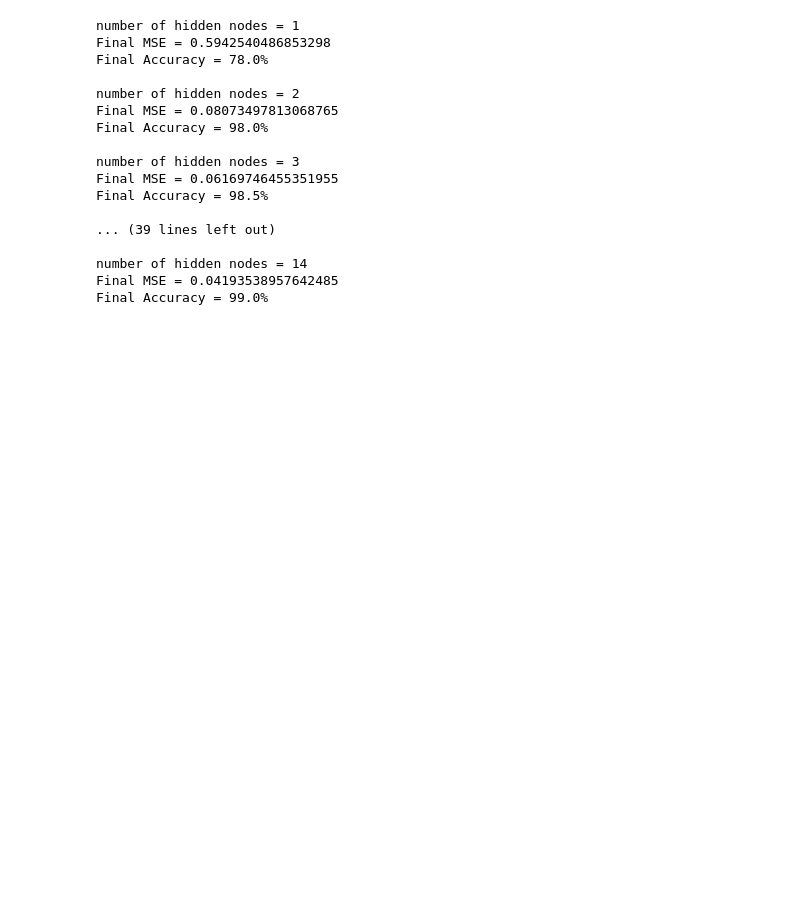
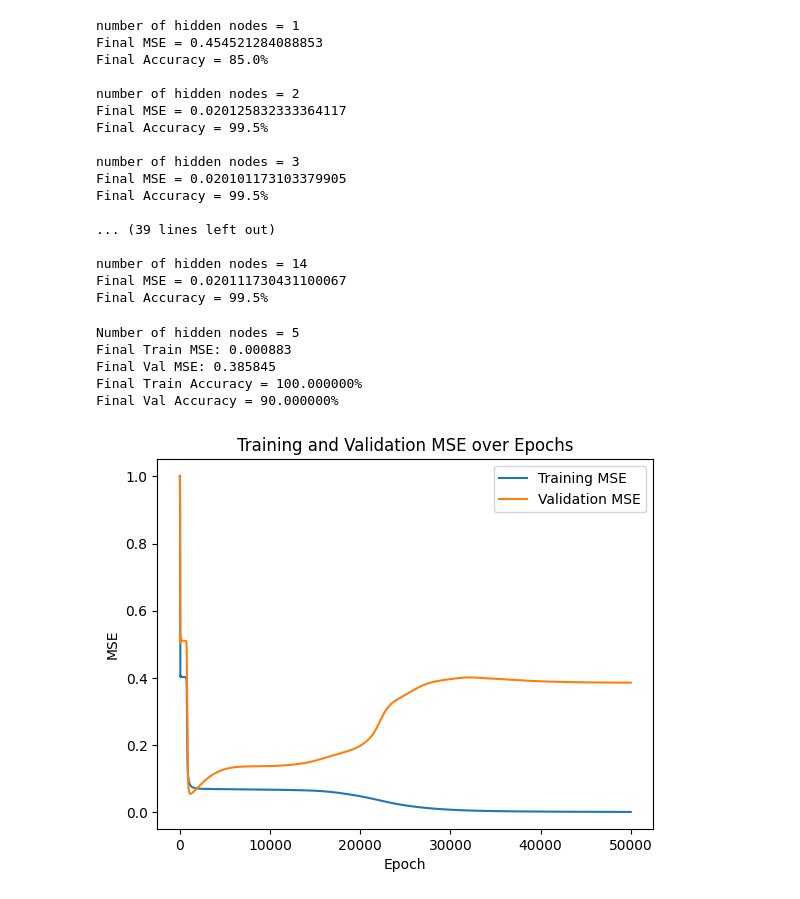
Before and after one commit to OlleThomsen/annda_lab_1b, a Jupyter notebook: assignment_part1.ipynb, the cells around one changed output. Drawn from its saved outputs; the diff is of its cells as text; code cells hidden in the pictures; blank space fills up the shorter version.

```diff
--- a/assignment_part1.ipynb
+++ b/assignment_part1.ipynb
@@ -124,22 +180,22 @@ class BackPropagation:
 # %%
 for n in range(1, 15):
   nn = BackPropagation(n_input=2, n_hidden=n, n_output=1, eta=0.1, alpha=0.9)
-  nn.train_batch(X, T_delta, epochs=10000)
+  nn.train(X, T_delta, epochs=5000)
 # %% [output]
 number of hidden nodes = 1
-Final MSE = 0.5942540486853298
-Final Accuracy = 78.0%
+Final MSE = 0.454521284088853
+Final Accuracy = 85.0%
 
 number of hidden nodes = 2
-Final MSE = 0.08073497813068765
-Final Accuracy = 98.0%
+Final MSE = 0.020125832333364117
+Final Accuracy = 99.5%
 
 number of hidden nodes = 3
-Final MSE = 0.06169746455351955
-Final Accuracy = 98.5%
+Final MSE = 0.020101173103379905
+Final Accuracy = 99.5%
 
 ... (39 lines left out)
 
 number of hidden nodes = 14
-Final MSE = 0.04193538957642485
-Final Accuracy = 99.0%
+Final MSE = 0.020111730431100067
+Final Accuracy = 99.5%
@@ -145,0 +247,20 @@ Final Accuracy = 99.0%
+# %%
+X_train, T_train, X_val, T_val = apply_sampling_scenario(X, T_delta, scenario=1)
+nn = BackPropagation(n_input=2, n_hidden=5, n_output=1, eta=0.05, alpha=0.9)
+history = nn.train_with_validation(X_train, T_train, X_val, T_val, epochs=50000)
+
+plt.figure()
+plt.plot(history['mse_train'], label='Training MSE')
+plt.plot(history['mse_val'], label='Validation MSE')
+plt.xlabel('Epoch')
+plt.ylabel('MSE')
+plt.title('Training and Validation MSE over Epochs')
+plt.legend()
+plt.show()
+# %% [output]
+Number of hidden nodes = 5
+Final Train MSE: 0.000883
+Final Val MSE: 0.385845
+Final Train Accuracy = 100.000000%
+Final Val Accuracy = 90.000000%
+[figure, added]
```
Also changed, not shown: parts of 3 cells of this notebook.
